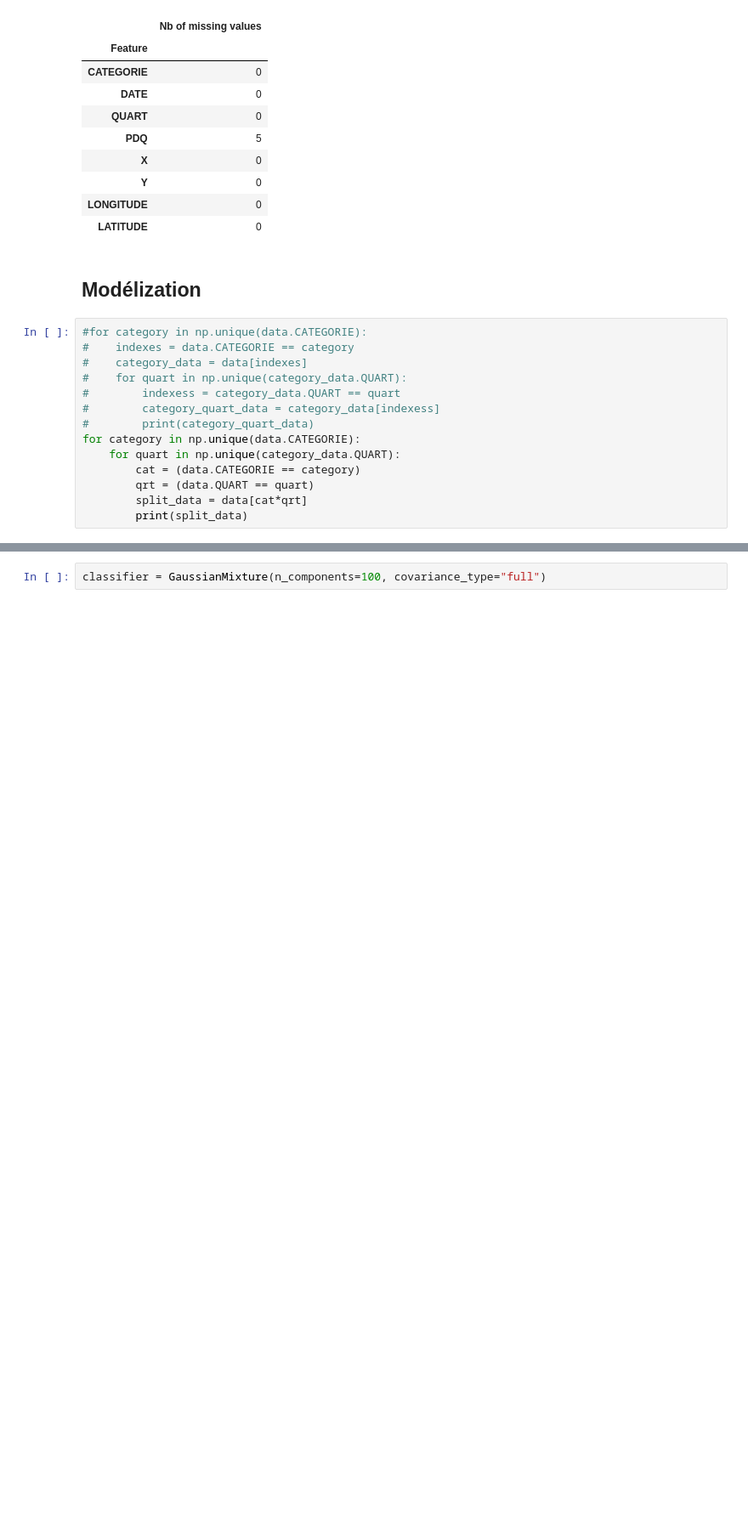
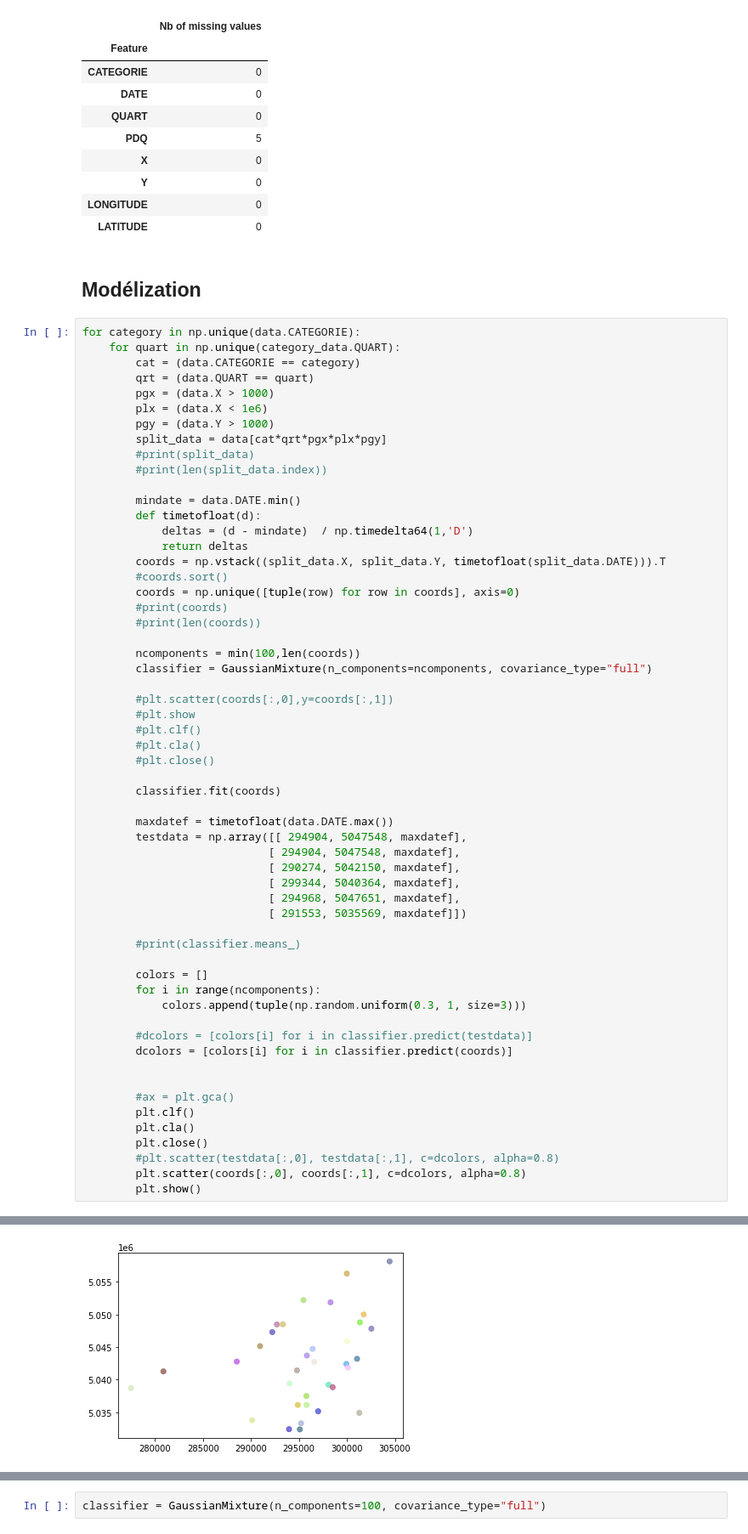
Before and after one commit to Hazot/montreal_crime_data, a Jupyter notebook: montreal_crime_analysis.ipynb, the cells around one changed output, grey strips where cells are left out. Shown at 85% size. Cells and saved outputs as stored; diff of their text form; blank space fills up the shorter version.

```diff
--- a/montreal_crime_analysis.ipynb
+++ b/montreal_crime_analysis.ipynb
@@ -92,17 +94,61 @@ pd.DataFrame(data.isnull().sum(), columns=['Nb of missing values']).rename_axis(
 # %% [markdown]
 ## Modélization
 # %%
-#for category in np.unique(data.CATEGORIE):
-#    indexes = data.CATEGORIE == category
-#    category_data = data[indexes]
-#    for quart in np.unique(category_data.QUART):
-#        indexess = category_data.QUART == quart
-#        category_quart_data = category_data[indexess]
-#        print(category_quart_data)
 for category in np.unique(data.CATEGORIE):
     for quart in np.unique(category_data.QUART):
         cat = (data.CATEGORIE == category)
         qrt = (data.QUART == quart)
-        split_data = data[cat*qrt]
-        print(split_data)
+        pgx = (data.X > 1000)
+        plx = (data.X < 1e6)
+        pgy = (data.Y > 1000)
+        split_data = data[cat*qrt*pgx*plx*pgy]
+        #print(split_data)
+        #print(len(split_data.index))
+
+        mindate = data.DATE.min()
+        def timetofloat(d):
+            deltas = (d - mindate)  / np.timedelta64(1,'D')
+            return deltas
+        coords = np.vstack((split_data.X, split_data.Y, timetofloat(split_data.DATE))).T
+        #coords.sort()
+        coords = np.unique([tuple(row) for row in coords], axis=0)
+        #print(coords)
+        #print(len(coords))
+
+        ncomponents = min(100,len(coords))
+        classifier = GaussianMixture(n_components=ncomponents, covariance_type="full")
+
+        #plt.scatter(coords[:,0],y=coords[:,1])
+        #plt.show
+        #plt.clf()
+        #plt.cla()
+        #plt.close()
+
+        classifier.fit(coords)
+
+        maxdatef = timetofloat(data.DATE.max())
+        testdata = np.array([[ 294904, 5047548, maxdatef],
+                            [ 294904, 5047548, maxdatef],
+                            [ 290274, 5042150, maxdatef],
+                            [ 299344, 5040364, maxdatef],
+                            [ 294968, 5047651, maxdatef],
+                            [ 291553, 5035569, maxdatef]])
+
+        #print(classifier.means_)
+
+        colors = []
+        for i in range(ncomponents):
+            colors.append(tuple(np.random.uniform(0.3, 1, size=3)))
+
+        #dcolors = [colors[i] for i in classifier.predict(testdata)]
+        dcolors = [colors[i] for i in classifier.predict(coords)]
+
+
+        #ax = plt.gca()
+        plt.clf()
+        plt.cla()
+        plt.close()
+        #plt.scatter(testdata[:,0], testdata[:,1], c=dcolors, alpha=0.8)
+        plt.scatter(coords[:,0], coords[:,1], c=dcolors, alpha=0.8)
+        plt.show()
 # %% [output]
@@ -125,0 +155 @@ for category in np.unique(data.CATEGORIE):
+[figure, added]
```
Also changed, not shown: parts of 3 cells of this notebook.
